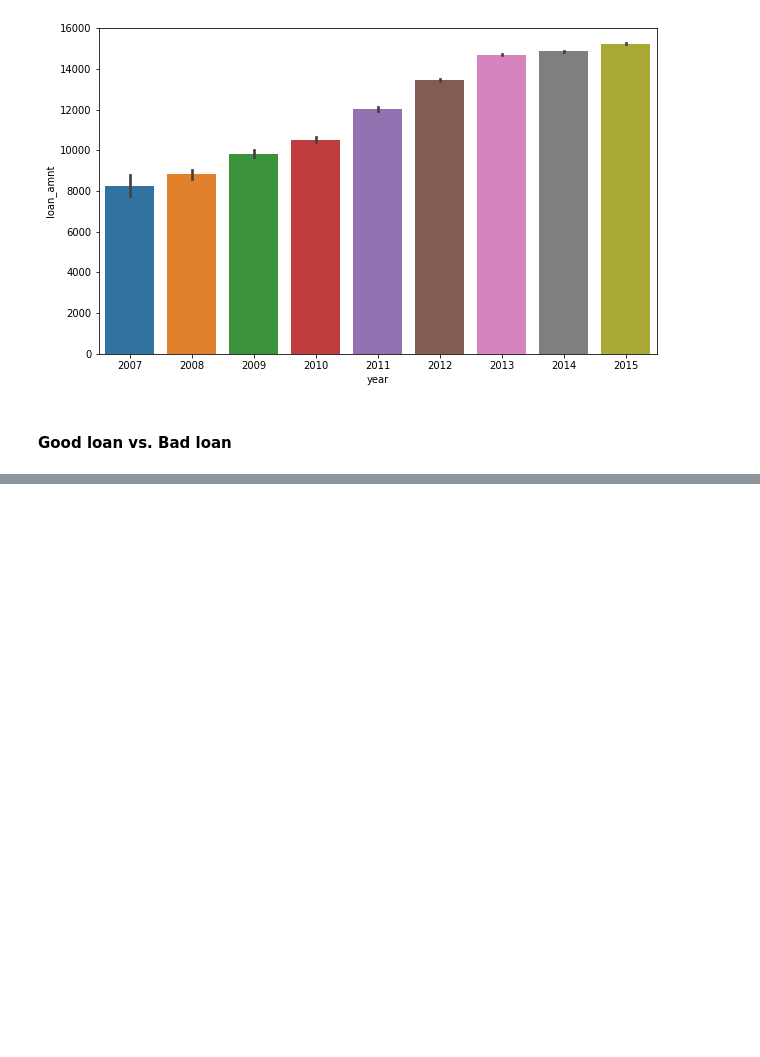
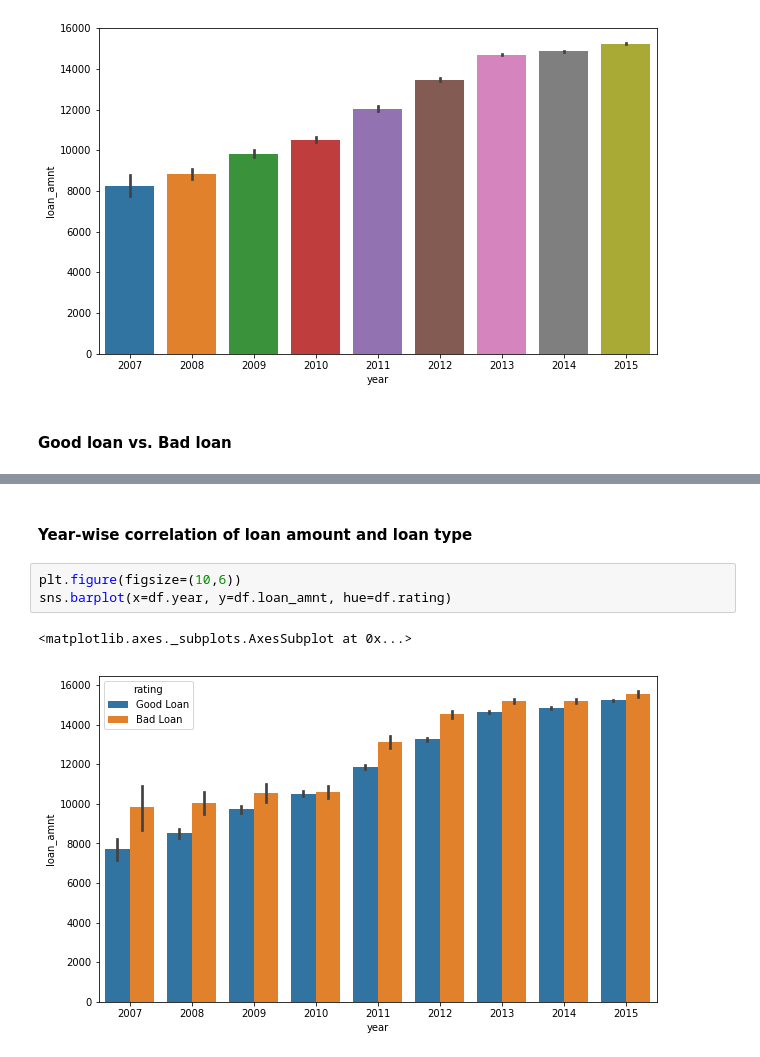
Before and after one commit to akshitvjain/LoanExtensionAnalysis, a Jupyter notebook: data_exploration.ipynb, the cells around one changed output, grey strips where cells are left out. Saved outputs shown, nothing was run; the diff lists cells and outputs as text; blank space fills up the shorter version.

```diff
--- a/data_exploration.ipynb
+++ b/data_exploration.ipynb
@@ -111,0 +112,8 @@ pd.value_counts(temp_df.rating).plot.pie(explode = [0, 0.2], autopct='%1.2f%%',
+# %% [markdown]
+<h4> Year-wise correlation of loan amount and loan type </h4>
+# %%
+plt.figure(figsize=(10,6))
+sns.barplot(x=df.year, y=df.loan_amnt, hue=df.rating)
+# %% [output]
+<matplotlib.axes._subplots.AxesSubplot at 0x...>
+[figure, added]
```
Also changed, not shown: parts of 8 cells of this notebook.
